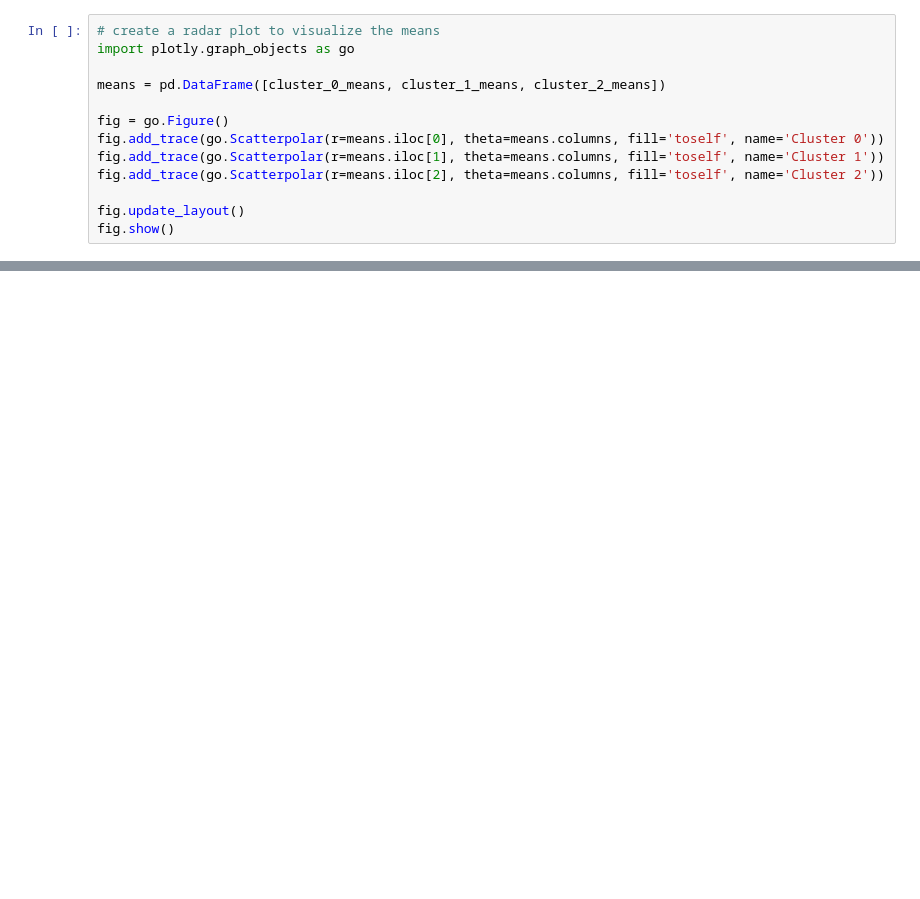
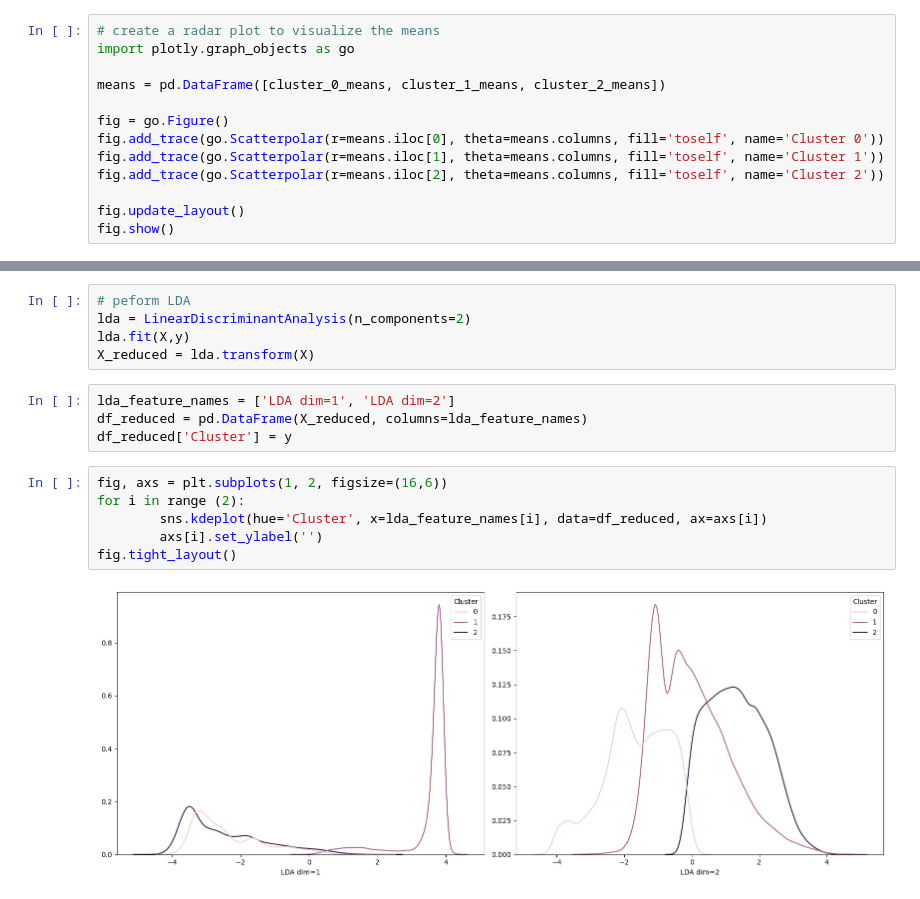
Before and after one commit to pokwir/Lighthouse-data-notes, a Jupyter notebook: Unit_5/Day_5/unsupervised-learning-/LDA PCA Viz-1.ipynb, the cells around one changed output, grey strips where cells are left out. Cells and saved outputs as stored; diff of their text form; blank space fills up the shorter version.

```diff
--- a/Unit_5/Day_5/unsupervised-learning-/LDA PCA Viz-1.ipynb
+++ b/Unit_5/Day_5/unsupervised-learning-/LDA PCA Viz-1.ipynb
@@ -137,0 +174,17 @@ fig.show()
+# %%
+# peform LDA
+lda = LinearDiscriminantAnalysis(n_components=2)
+lda.fit(X,y)
+X_reduced = lda.transform(X)
+# %%
+lda_feature_names = ['LDA dim=1', 'LDA dim=2']
+df_reduced = pd.DataFrame(X_reduced, columns=lda_feature_names)
+df_reduced['Cluster'] = y
+# %%
+fig, axs = plt.subplots(1, 2, figsize=(16,6))
+for i in range (2):
+        sns.kdeplot(hue='Cluster', x=lda_feature_names[i], data=df_reduced, ax=axs[i])
+        axs[i].set_ylabel('')
+fig.tight_layout()
+# %% [output]
+[figure, added]
```
Also changed, not shown: parts of 13 cells of this notebook, 20 other files.
